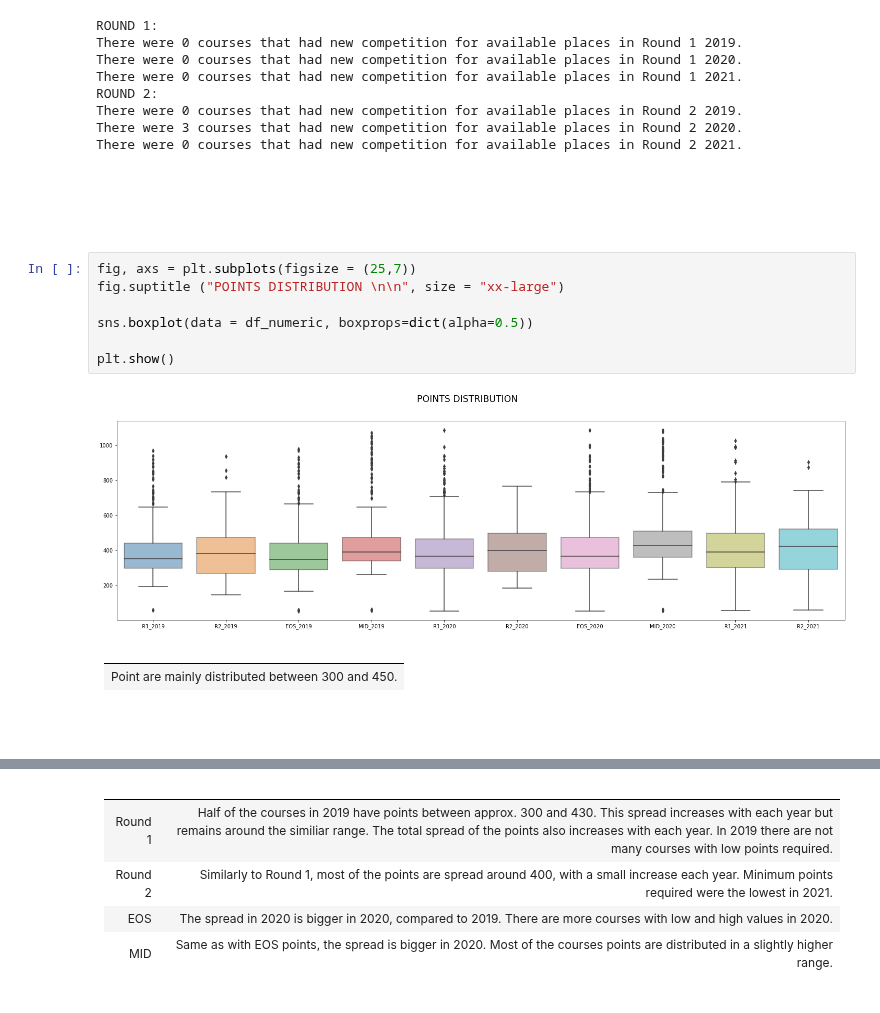
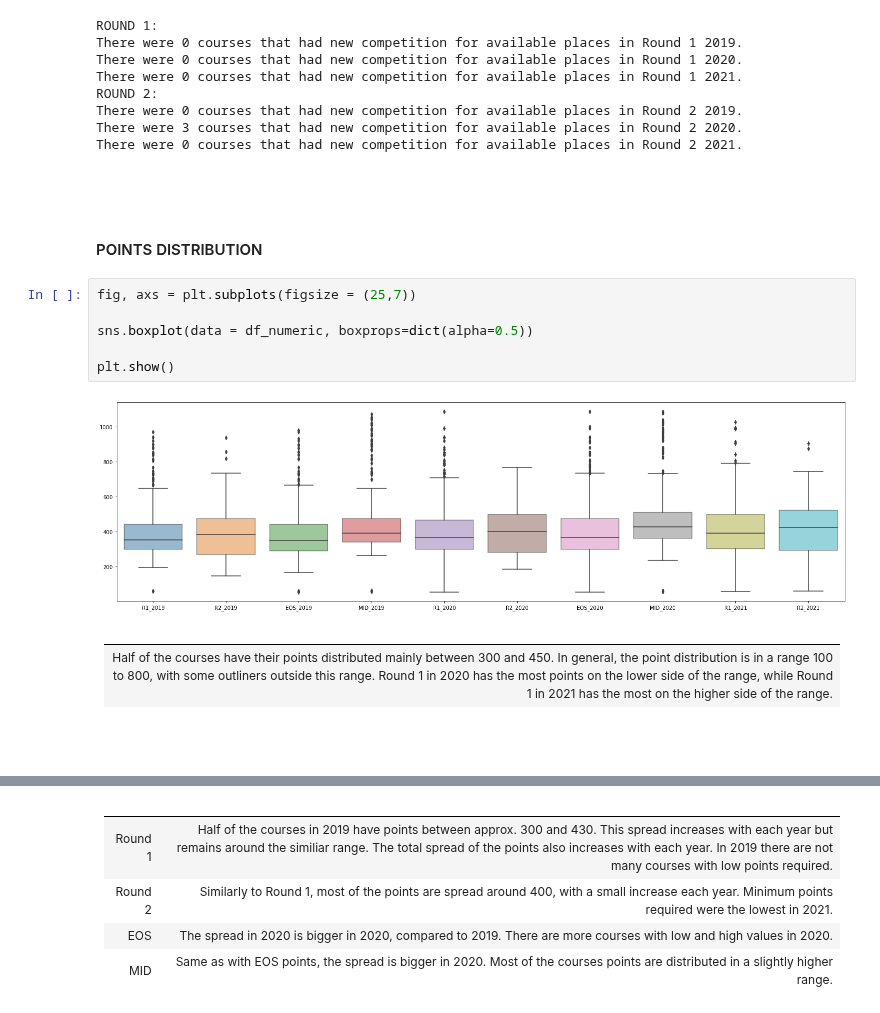
Before and after one commit to AnteDujic/Fundamentals-of-Data-Analysis, a Jupyter notebook: cao.ipynb, the cells around one changed output, grey strips where cells are left out. Drawn from its saved outputs; the diff is of its cells as text.

```diff
--- a/cao.ipynb
+++ b/cao.ipynb
@@ -795,20 +797,20 @@ There were 0 courses that had new competition for available places in Round 2 20
 # %% [markdown]
 <br>
 <br>
-<br>
+
+#### POINTS DISTRIBUTION
 # %%
 fig, axs = plt.subplots(figsize = (25,7))
-fig.suptitle ("POINTS DISTRIBUTION \n\n", size = "xx-large")
 
 sns.boxplot(data = df_numeric, boxprops=dict(alpha=0.5))
 
 plt.show()
 # %% [output]
-[figure, old version]
+[figure, new version]
 # %% [markdown]
 | |
 | :-|
-| Point are mainly distributed between 300 and 450. |
+| Half of the courses have their points distributed mainly between 300 and 450. In general, the point distribution is in a range 100 to 800, with some outliners outside this range. Round 1 in 2020 has the most points on the lower side of the range, while Round 1 in 2021 has the most on the higher side of the range. |
 
 <br>
 <br>
```
Also changed, not shown: parts of 13 cells of this notebook, 1 other file.
